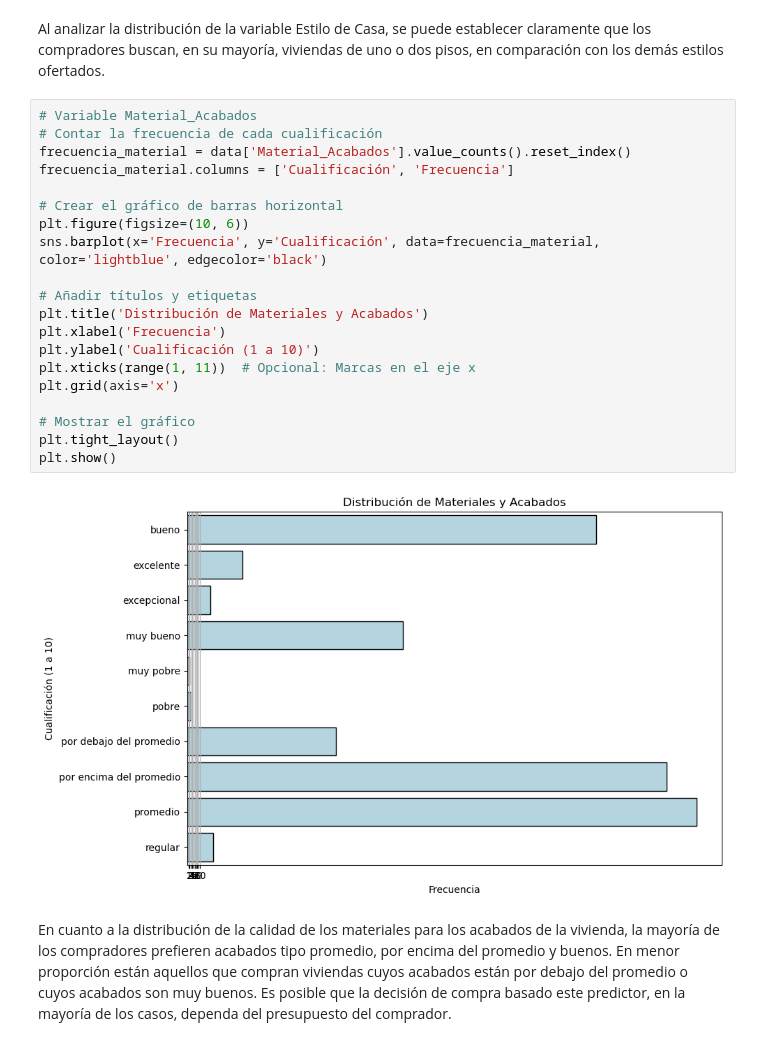
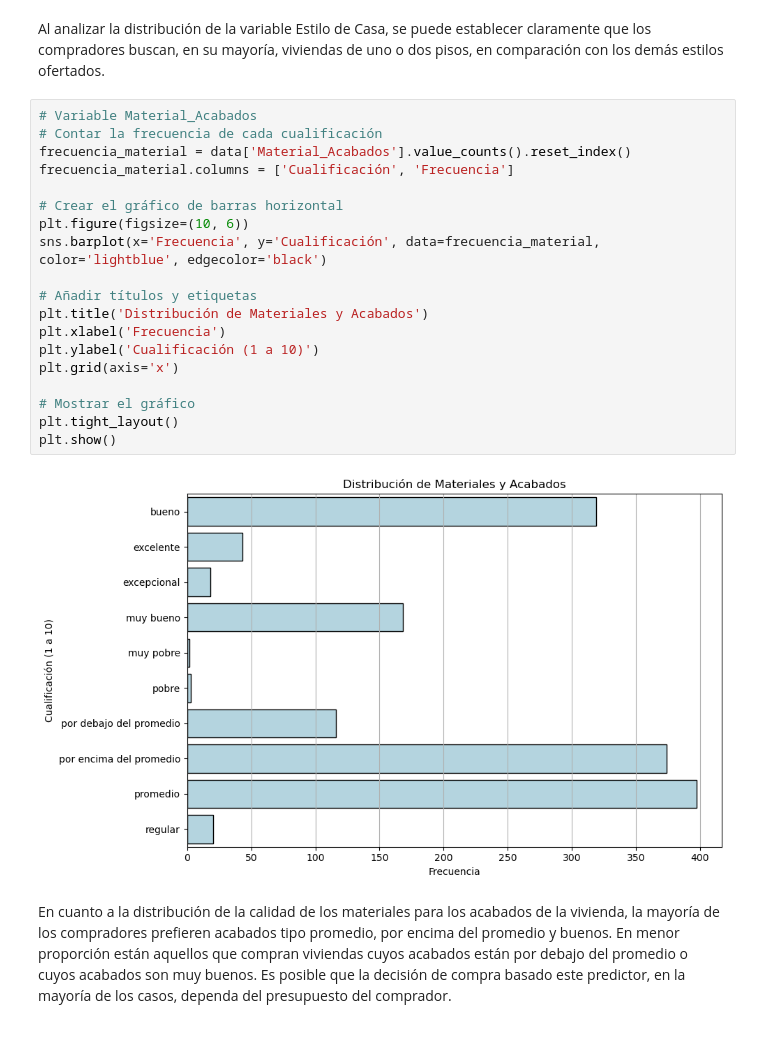
Before and after one commit to BlueAutomata/EDA_House_sales, a Jupyter notebook: Taller_EDA_house_sales.ipynb, the cells around one changed output. Drawn from its saved outputs; the diff is of its cells as text.

```diff
--- a/Taller_EDA_house_sales.ipynb
+++ b/Taller_EDA_house_sales.ipynb
@@ -655,25 +655,24 @@ Al analizar la distribución de la variable Estilo de Casa, se puede establecer
 # %%
 # Variable Material_Acabados
 # Contar la frecuencia de cada cualificación
 frecuencia_material = data['Material_Acabados'].value_counts().reset_index()
 frecuencia_material.columns = ['Cualificación', 'Frecuencia']
 
 # Crear el gráfico de barras horizontal
 plt.figure(figsize=(10, 6))
 sns.barplot(x='Frecuencia', y='Cualificación', data=frecuencia_material, color='lightblue', edgecolor='black')
 
 # Añadir títulos y etiquetas
 plt.title('Distribución de Materiales y Acabados')
 plt.xlabel('Frecuencia')
 plt.ylabel('Cualificación (1 a 10)')
-plt.xticks(range(1, 11))  # Opcional: Marcas en el eje x
 plt.grid(axis='x')
 
 # Mostrar el gráfico
 plt.tight_layout()
 plt.show()
 # %% [output]
-[figure, old version]
+[figure, new version]
 # %% [markdown]
 En cuanto a la distribución de la calidad de los materiales para los acabados de la vivienda, la mayoría de los compradores prefieren acabados tipo promedio, por encima del promedio y buenos. En menor proporción están aquellos que compran viviendas cuyos acabados están por debajo del promedio o cuyos acabados son muy buenos. Es posible que la decisión de compra basado este predictor, en la mayoría de los casos, dependa del presupuesto del comprador.
 # %%
```
Also changed, not shown: parts of 10 cells of this notebook.
